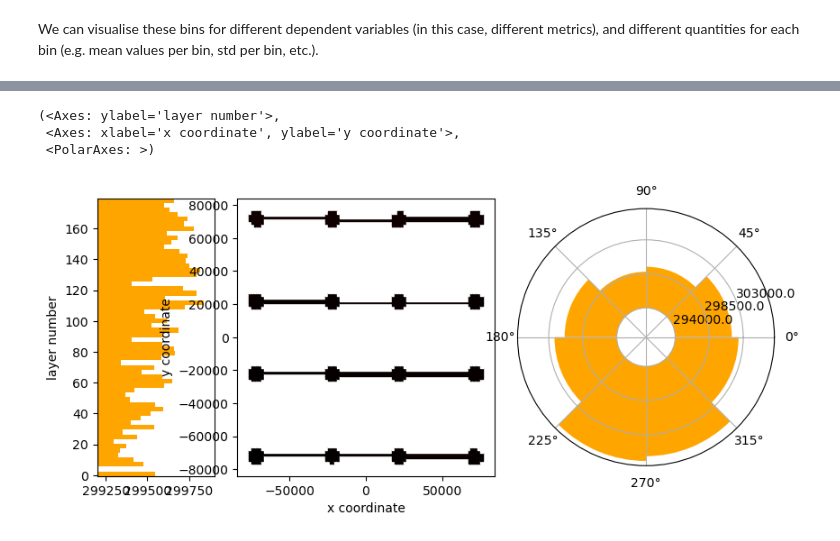
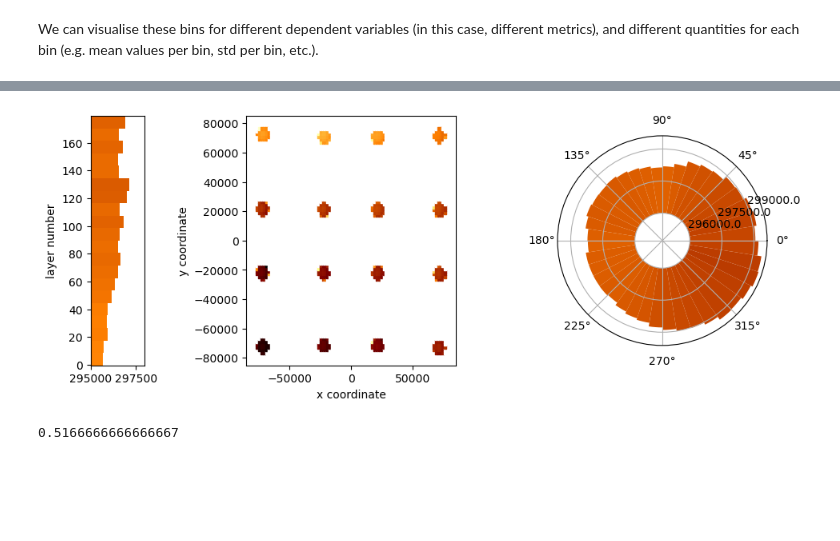
Before and after one commit to PatLT/grouch-binning, a Jupyter notebook: binning_v2.ipynb, the cells around one changed output, grey strips where cells are left out. Saved outputs shown, nothing was run; the diff lists cells and outputs as text; code cells hidden in the pictures; blank space fills up the shorter version.

```diff
--- a/binning_v2.ipynb
+++ b/binning_v2.ipynb
@@ -29,10 +29,12 @@ x_grid,y_grid = fast_binning.optimal_grid(["X","Y"],
                                           [4,4],
                                           sub_divisions=6,
                                           aux_variable="P",
-                                          tol=100.0)
+                                          tol=1000.0)
+# Get a dictionary that can be used to convert dtype for csv reads.
+col_types = {col:np.float32 if test[col].dtype == "float64" else np.uint32 if test[col].dtype == "int64" else None for col in test.columns}
 # %%
 XY_data = fast_binning.DataBins(["X","Y"],[x_grid,y_grid],var_labels)
-th_data = fast_binning.DataBins(["Orientation"],[np.linspace(-np.pi,np.pi,9,endpoint=True)],var_labels)
-Zl_data = fast_binning.DataBins(["Layer"],[np.arange(0,181,3)-0.5],var_labels)
+th_data = fast_binning.DataBins(["Orientation"],[np.linspace(-np.pi,np.pi,41,endpoint=True)],var_labels)
+Zl_data = fast_binning.DataBins(["Layer"],[np.arange(0,181,9)-0.5],var_labels)
 # %%
 for file in tqdm.tqdm(listdir(dir_)):
@@ -46,8 +48,8 @@ for file in tqdm.tqdm(listdir(dir_)):
 dir_ = "onderive_data_2/30Hz/"
 
 XY_data_30Hz = fast_binning.DataBins(["X","Y"],[x_grid,y_grid],var_labels)
-th_data_30Hz = fast_binning.DataBins(["Orientation"],[np.linspace(-np.pi,np.pi,9,endpoint=True)],var_labels)
-Zl_data_30Hz = fast_binning.DataBins(["Layer"],[np.arange(0,181,3)-0.5],var_labels)
+th_data_30Hz = fast_binning.DataBins(["Orientation"],[np.linspace(-np.pi,np.pi,41,endpoint=True)],var_labels)
+Zl_data_30Hz = fast_binning.DataBins(["Layer"],[np.arange(0,181,9)-0.5],var_labels)
 # %% [markdown]
 We can visualise these bins for different dependent variables (in this case, different metrics), and different quantities for each bin (e.g. mean values per bin, std per bin, etc.).
 # %%
@@ -59,10 +61,11 @@ for file in tqdm.tqdm(sorted(listdir(dir_),
     fast_binning.process_dataframe(df,XY_data_30Hz,th_data_30Hz,Zl_data_30Hz)
 # %%
 fig = plt.figure(figsize=(9.7,4.0))
-fast_binning.plot_bins(fig,
+ax_z,ax_xy,ax_th,vrange = fast_binning.plot_bins(fig,
                        "Photodiode",
                        XY_data,
                        th_data,
                        Zl_data,
                        "mean")
+fig.tight_layout()
 # %% [output]
@@ -73,13 +73,12 @@ fast_binning.plot_bins(fig,
 # %%
 fig = plt.figure(figsize=(9.7,4.0))
 fast_binning.plot_bins(fig,
                        "Photodiode",
                        XY_data_30Hz,
                        th_data_30Hz,
                        Zl_data_30Hz,
-                       "mean")
+                       "mean",
+                       vrange=vrange)
+fig.tight_layout()
 # %% [output]
-(<Axes: ylabel='layer number'>,
- <Axes: xlabel='x coordinate', ylabel='y coordinate'>,
- <PolarAxes: >)
-[figure, old version]
+[figure, new version]
@@ -85,0 +94,4 @@ fast_binning.plot_bins(fig,
+# %%
+test_2.memory_usage(deep=True).sum() / test.memory_usage(deep=True).sum()
+# %% [output]
+0.5166666666666667
```
Also changed, not shown: parts of 14 cells of this notebook, 1 other file.
